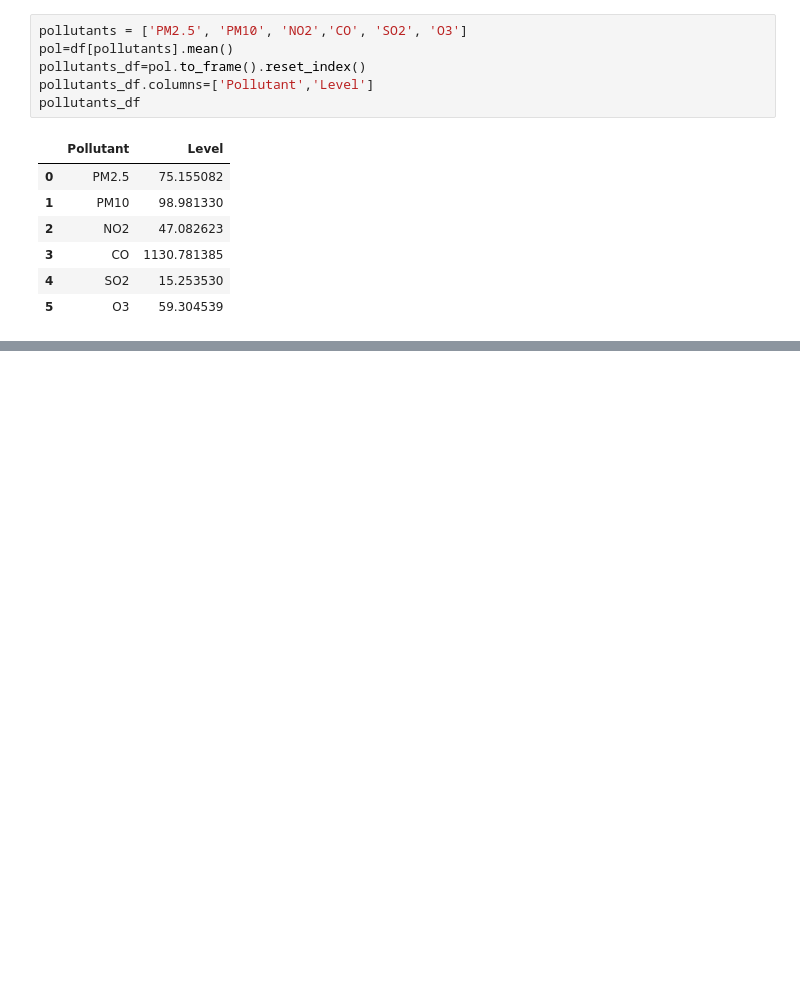
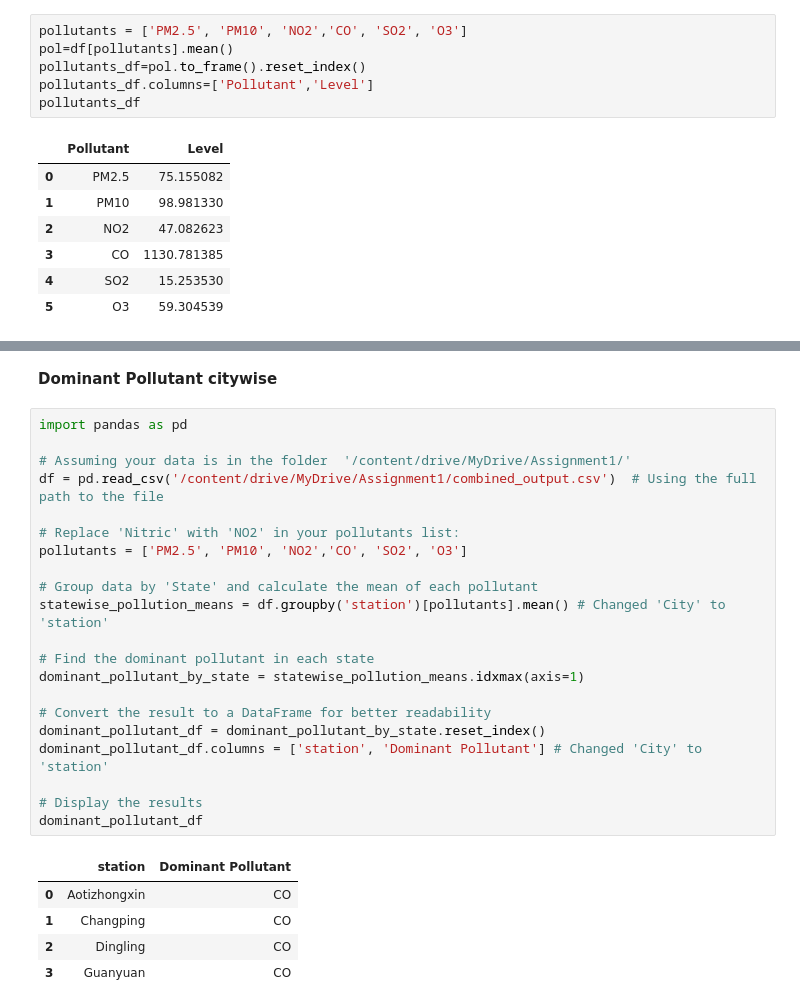
Before and after one commit to Myinnocent/CMP7005-ASSESS, a Jupyter notebook: Untitled7.ipynb, the cells around one changed output, grey strips where cells are left out. Drawn from its saved outputs; the diff is of its cells as text; blank space fills up the shorter version.

```diff
--- a/Untitled7.ipynb
+++ b/Untitled7.ipynb
@@ -559,0 +593,29 @@ pollutants_df
+# %% [markdown]
+**Dominant Pollutant citywise**
+# %%
+import pandas as pd
+
+# Assuming your data is in the folder  '/content/drive/MyDrive/Assignment1/'
+df = pd.read_csv('/content/drive/MyDrive/Assignment1/combined_output.csv')  # Using the full path to the file
+
+# Replace 'Nitric' with 'NO2' in your pollutants list:
+pollutants = ['PM2.5', 'PM10', 'NO2','CO', 'SO2', 'O3']
+
+# Group data by 'State' and calculate the mean of each pollutant
+statewise_pollution_means = df.groupby('station')[pollutants].mean() # Changed 'City' to 'station'
+
+# Find the dominant pollutant in each state
+dominant_pollutant_by_state = statewise_pollution_means.idxmax(axis=1)
+
+# Convert the result to a DataFrame for better readability
+dominant_pollutant_df = dominant_pollutant_by_state.reset_index()
+dominant_pollutant_df.columns = ['station', 'Dominant Pollutant'] # Changed 'City' to 'station'
+
+# Display the results
+dominant_pollutant_df
+# %% [output]
+|  | station | Dominant Pollutant |
+| 0 | Aotizhongxin | CO |
+| 1 | Changping | CO |
+| 2 | Dingling | CO |
+| 3 | Guanyuan | CO |
```
Also changed, not shown: parts of 8 cells of this notebook.
